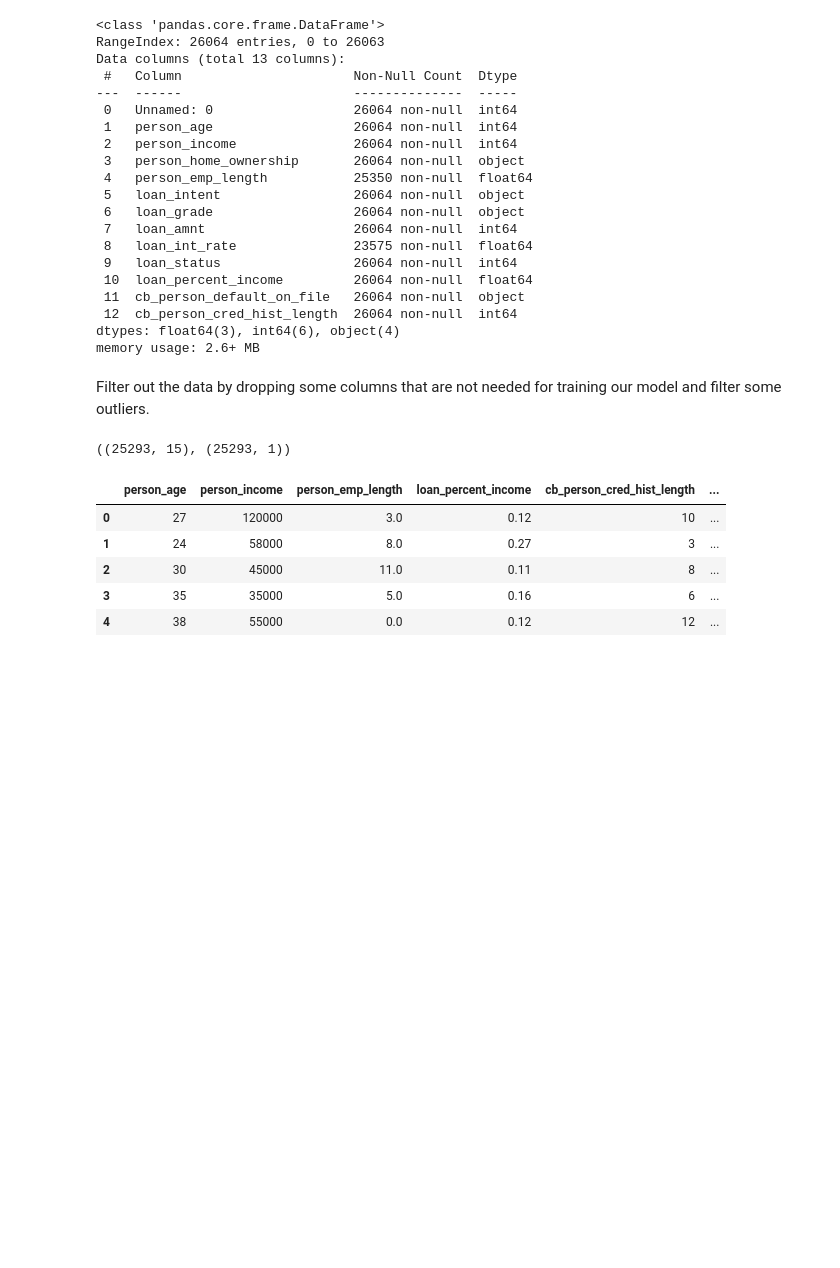
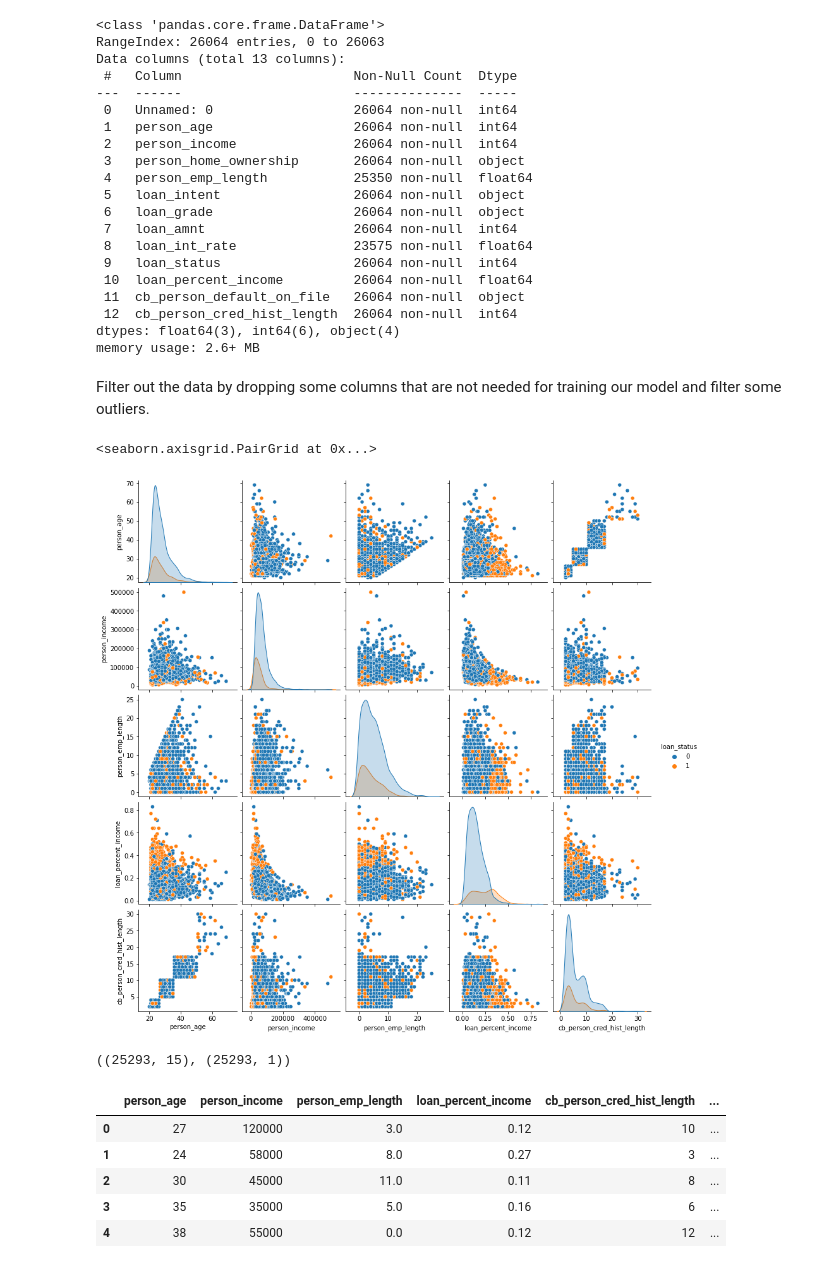
Before and after one commit to rodsunio/BSIP_Assignment_4_Students, a Jupyter notebook: asn4_start.ipynb, the cells around one changed output. Drawn from its saved outputs; the diff is of its cells as text; code cells hidden in the pictures; blank space fills up the shorter version.

```diff
--- a/asn4_start.ipynb
+++ b/asn4_start.ipynb
@@ -146,14 +129,20 @@ df = df.drop(columns={"Unnamed: 0","loan_intent"})
 df = df[df["person_age"]<80]
 df = df[df["person_emp_length"]<30]
 df = df[df["person_income"]<5.000000e+05]
-df = pd.get_dummies(df, drop_first=True)
-dfX = df.drop(columns={"loan_status"})
-dfY = df["loan_status"]
-y = np.array(dfY).reshape(-1,1)
-x = np.array(dfX)
-x.shape, y.shape
-# %% [output]
-((25293, 15), (25293, 1))
+# %%
+sns.pairplot(df.sample(3000), hue = 'loan_status')
+# %% [output]
+<seaborn.axisgrid.PairGrid at 0x...>
+[figure, added]
+# %%
+df = pd.get_dummies(df, drop_first=True)
+dfX = df.drop(columns={"loan_status"})
+dfY = df["loan_status"]
+y = np.array(dfY).reshape(-1,1)
+x = np.array(dfX)
+x.shape, y.shape
+# %% [output]
+((25293, 15), (25293, 1))
 # %%
 dfX.head()
 # %% [output]
```
Also changed, not shown: parts of 22 cells of this notebook.
